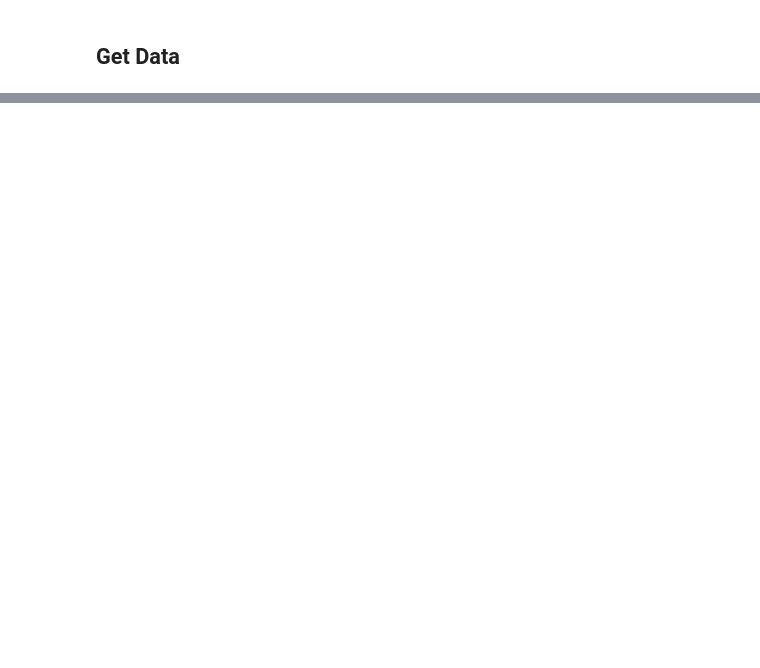
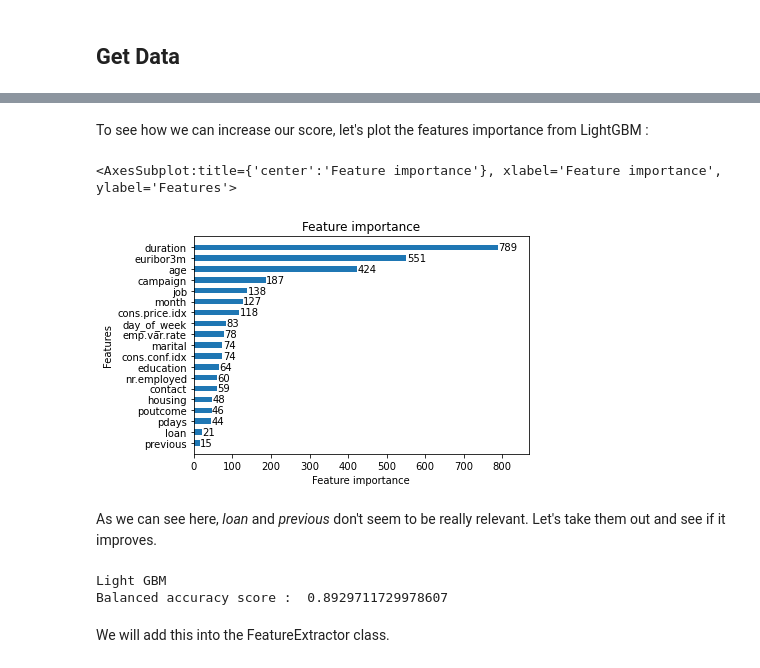
Before and after one commit to gouzmi/Bank-Telemarketing, a Jupyter notebook: Workflow.ipynb, the cells around one changed output, grey strips where cells are left out. Drawn from its saved outputs; the diff is of its cells as text; code cells hidden in the pictures; blank space fills up the shorter version.

```diff
--- a/Workflow.ipynb
+++ b/Workflow.ipynb
@@ -62,0 +205,9 @@ l'imbalance
+# %% [markdown]
+To see how we can increase our score, let's plot the features importance from LightGBM :
+# %%
+lgb.plot_importance(model,grid=False, height=0.5)
+# %% [output]
+<AxesSubplot:title={'center':'Feature importance'}, xlabel='Feature importance', ylabel='Features'>
+[figure, added]
+# %% [markdown]
+As we can see here, *loan* and *previous* don't seem to be really relevant. Let's take them out and see if it improves.
@@ -62,0 +217,11 @@ l'imbalance
+# %%
+model = lgb.LGBMClassifier(is_unbalance=True, n_jobs=-1)
+model.fit(X, y)
+y_pred = model.predict(X_test)
+print('Light GBM')
+compute_score(y_test, y_pred)
+# %% [output]
+Light GBM
+Balanced accuracy score :  0.8929711729978607
+# %% [markdown]
+We will add this into the FeatureExtractor class.
```
Also changed, not shown: parts of 30 cells of this notebook, 7 other files.
